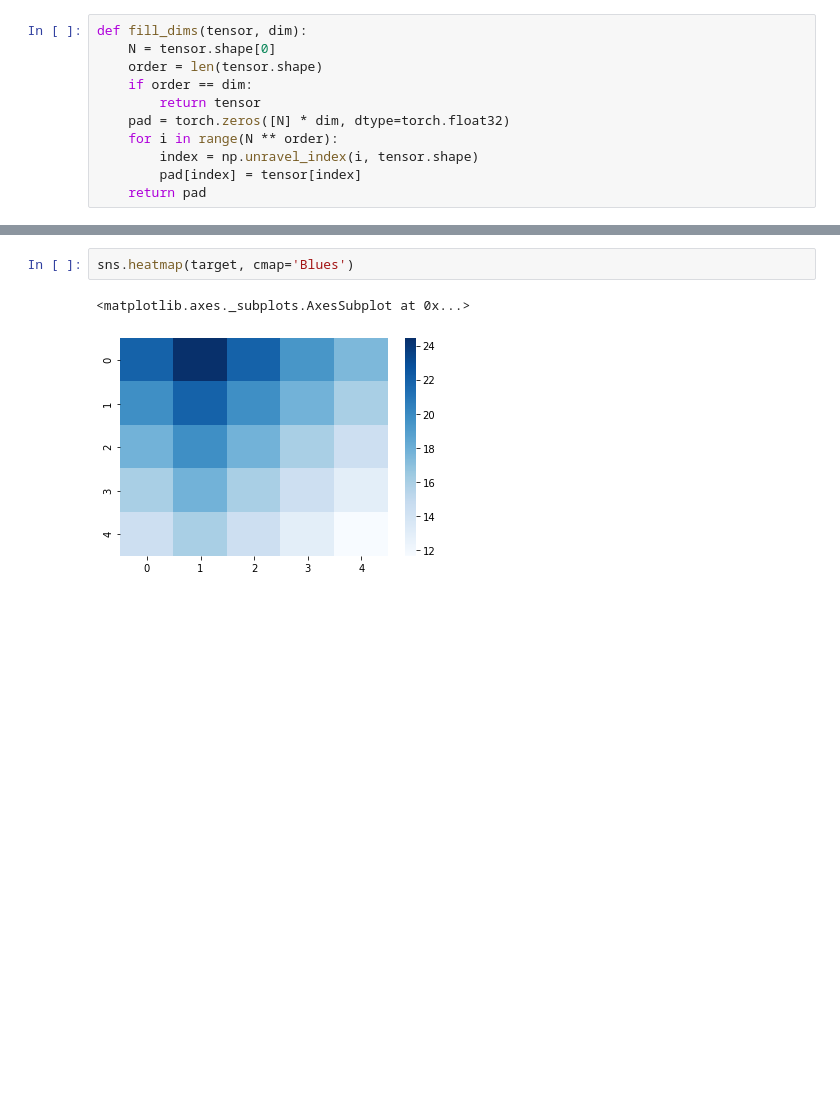
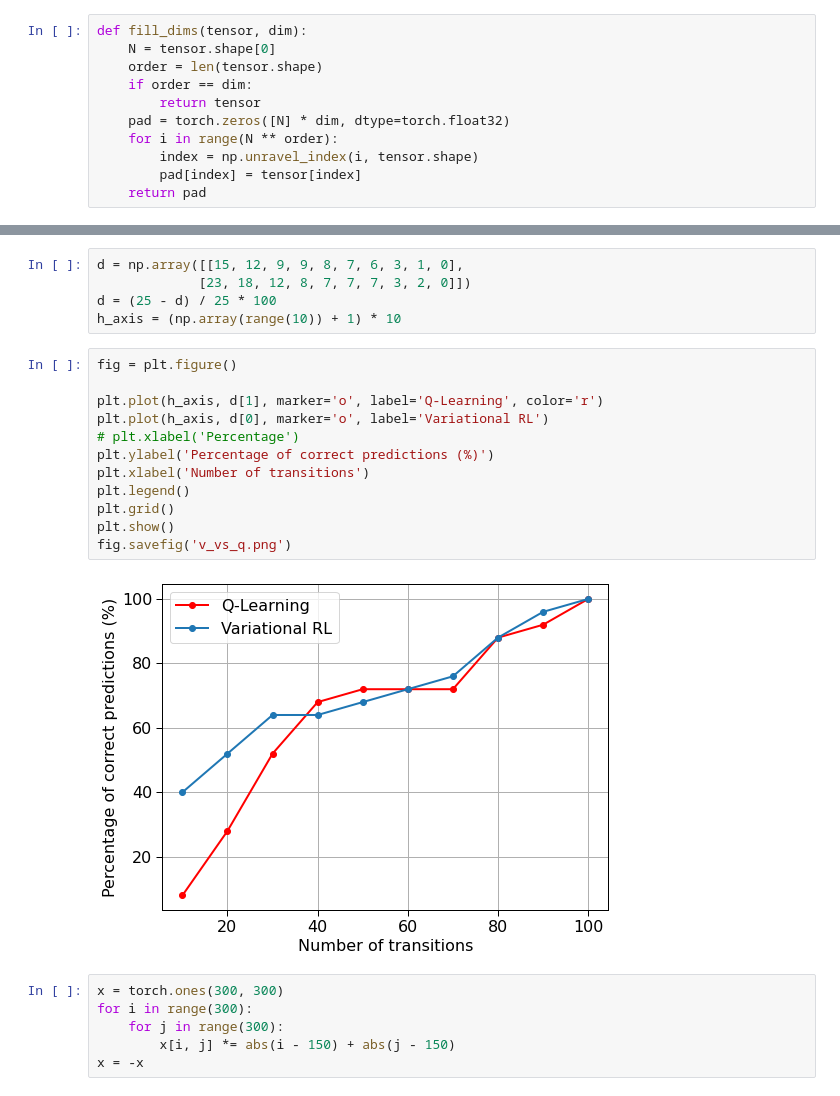
Before and after one commit to AI4Finance-Foundation/Quantum-Tensor-Networks-for-Variational-Reinforcement-Learning-NeurIPS-2020, a Jupyter notebook: qRL.ipynb, the cells around one changed output, grey strips where cells are left out. Drawn from its saved outputs; the diff is of its cells as text; blank space fills up the shorter version.

```diff
--- a/qRL.ipynb
+++ b/qRL.ipynb
@@ -429,5 +430,25 @@ tensor([[1., 2., 3., 1., 0.],
-# %%
-sns.heatmap(target, cmap='Blues')
-# %% [output]
-<matplotlib.axes._subplots.AxesSubplot at 0x...>
-[figure, removed]
+# %%
+d = np.array([[15, 12, 9, 9, 8, 7, 6, 3, 1, 0],
+             [23, 18, 12, 8, 7, 7, 7, 3, 2, 0]])
+d = (25 - d) / 25 * 100
+h_axis = (np.array(range(10)) + 1) * 10
+# %%
+fig = plt.figure()
+
+plt.plot(h_axis, d[1], marker='o', label='Q-Learning', color='r')
+plt.plot(h_axis, d[0], marker='o', label='Variational RL')
+# plt.xlabel('Percentage')
+plt.ylabel('Percentage of correct predictions (%)')
+plt.xlabel('Number of transitions')
+plt.legend()
+plt.grid()
+plt.show()
+fig.savefig('v_vs_q.png')
+# %% [output]
+[figure, added]
+# %%
+x = torch.ones(300, 300)
+for i in range(300):
+    for j in range(300):
+        x[i, j] *= abs(i - 150) + abs(j - 150)
+x = -x
```
Also changed, not shown: parts of 28 cells of this notebook.
